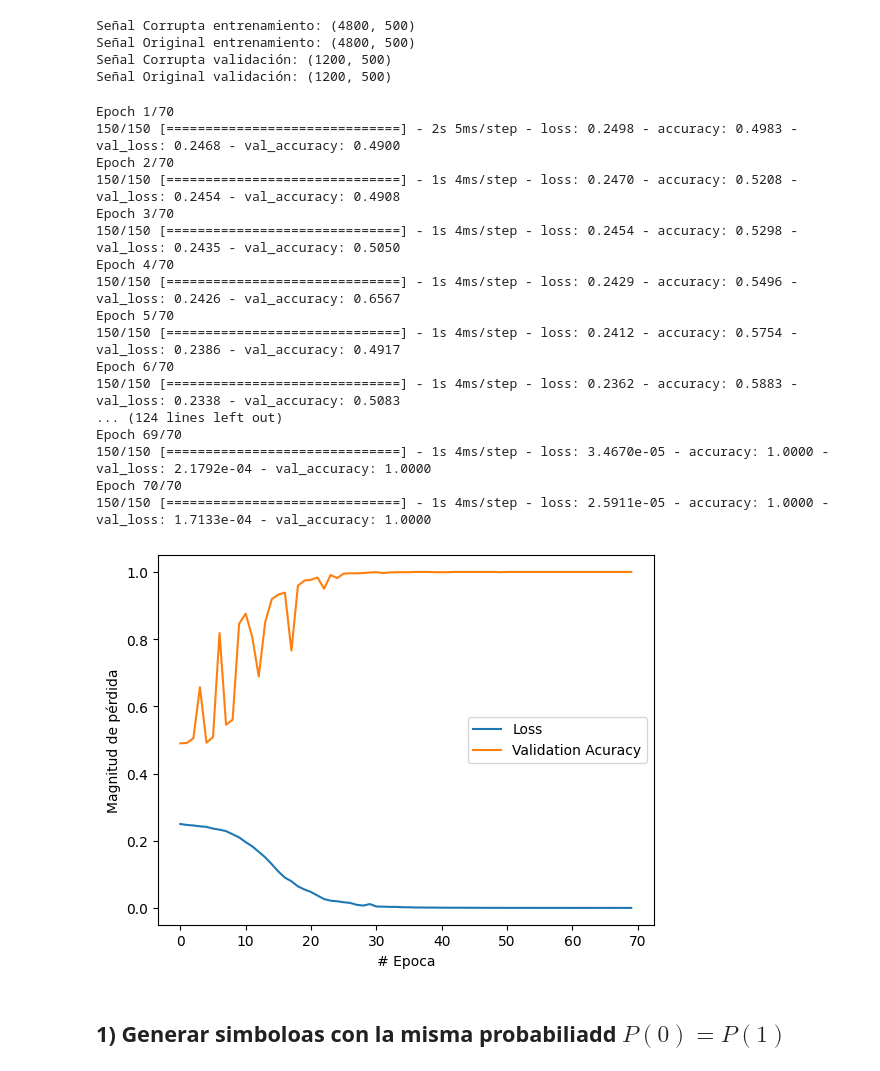
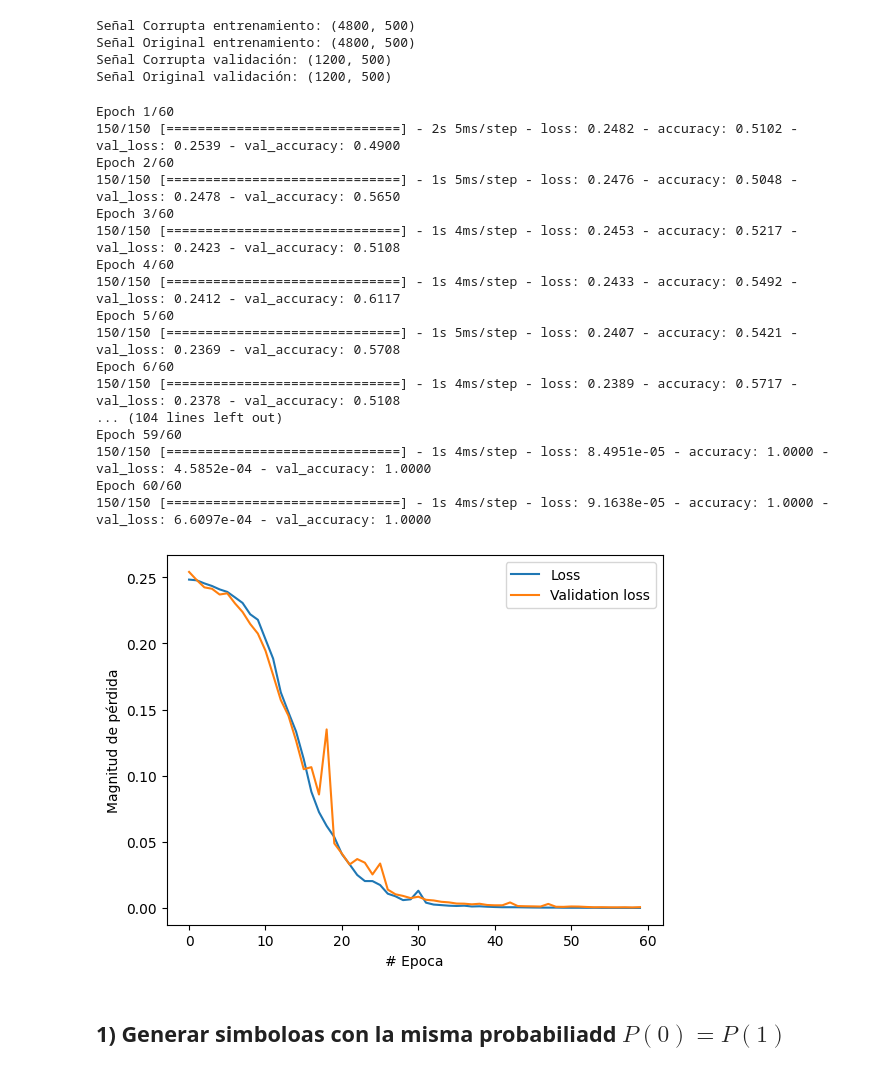
Before and after one commit to JCardenas05/Teoria_Se-ales, a Jupyter notebook: Taller_5/Taller_7_MLP.ipynb, the cells around one changed output. Cells and saved outputs as stored; diff of their text form; code cells hidden in the pictures.

```diff
--- a/Taller_5/Taller_7_MLP.ipynb
+++ b/Taller_5/Taller_7_MLP.ipynb
@@ -93,44 +185,44 @@ Señal Original validación: (1200, 500)
 # %%
 
 entrada = tf.keras.layers.Dense(units=200, input_shape=(Nsamples,))
 capa1   = tf.keras.layers.Dense(units=100, activation='relu')
-capa2   = tf.keras.layers.Dense(units=50, activation='relu')
-capa3   = tf.keras.layers.Dense(units=25, activation='relu')
+capa2   = tf.keras.layers.Dense(units=70, activation='relu')
+capa3   = tf.keras.layers.Dense(units=50, activation='relu')
 salida  = tf.keras.layers.Dense(units=1, activation='sigmoid')
-modelo  = tf.keras.Sequential([entrada, capa1, capa2,capa3, salida])
+modelo  = tf.keras.Sequential([entrada, capa1, capa2, capa3, salida])
 
 # Compilación del modelo
 modelo.compile(optimizer=tf.keras.optimizers.Adam(learning_rate=0.0001),
                loss=tf.keras.losses.mean_squared_error,
                metrics=['accuracy']
               )
 
-historial = modelo.fit(X_train, y_train, epochs=70, validation_data=(X_val, y_val))
+historial = modelo.fit(X_train, y_train, epochs=60, validation_data=(X_val, y_val))
 
 clearConsole()
 
 plt.xlabel("# Epoca")
 plt.ylabel("Magnitud de pérdida")
 plt.plot(historial.history["loss"], label='Loss')
-plt.plot(historial.history["val_accuracy"], label = 'Validation Acuracy' )
+plt.plot(historial.history["val_loss"], label = 'Validation loss' )
 plt.legend()
 plt.show()
 # %% [output]
-Epoch 1/70
-150/150 [==============================] - 2s 5ms/step - loss: 0.2498 - accuracy: 0.4983 - val_loss: 0.2468 - val_accuracy: 0.4900
-Epoch 2/70
-150/150 [==============================] - 1s 4ms/step - loss: 0.2470 - accuracy: 0.5208 - val_loss: 0.2454 - val_accuracy: 0.4908
-Epoch 3/70
-150/150 [==============================] - 1s 4ms/step - loss: 0.2454 - accuracy: 0.5298 - val_loss: 0.2435 - val_accuracy: 0.5050
-Epoch 4/70
-150/150 [==============================] - 1s 4ms/step - loss: 0.2429 - accuracy: 0.5496 - val_loss: 0.2426 - val_accuracy: 0.6567
-Epoch 5/70
-150/150 [==============================] - 1s 4ms/step - loss: 0.2412 - accuracy: 0.5754 - val_loss: 0.2386 - val_accuracy: 0.4917
-Epoch 6/70
-150/150 [==============================] - 1s 4ms/step - loss: 0.2362 - accuracy: 0.5883 - val_loss: 0.2338 - val_accuracy: 0.5083
-... (124 lines left out)
-Epoch 69/70
-150/150 [==============================] - 1s 4ms/step - loss: 3.4670e-05 - accuracy: 1.0000 - val_loss: 2.1792e-04 - val_accuracy: 1.0000
-Epoch 70/70
-150/150 [==============================] - 1s 4ms/step - loss: 2.5911e-05 - accuracy: 1.0000 - val_loss: 1.7133e-04 - val_accuracy: 1.0000
+Epoch 1/60
+150/150 [==============================] - 2s 5ms/step - loss: 0.2482 - accuracy: 0.5102 - val_loss: 0.2539 - val_accuracy: 0.4900
+Epoch 2/60
+150/150 [==============================] - 1s 5ms/step - loss: 0.2476 - accuracy: 0.5048 - val_loss: 0.2478 - val_accuracy: 0.5650
+Epoch 3/60
+150/150 [==============================] - 1s 4ms/step - loss: 0.2453 - accuracy: 0.5217 - val_loss: 0.2423 - val_accuracy: 0.5108
+Epoch 4/60
+150/150 [==============================] - 1s 4ms/step - loss: 0.2433 - accuracy: 0.5492 - val_loss: 0.2412 - val_accuracy: 0.6117
+Epoch 5/60
+150/150 [==============================] - 1s 5ms/step - loss: 0.2407 - accuracy: 0.5421 - val_loss: 0.2369 - val_accuracy: 0.5708
+Epoch 6/60
+150/150 [==============================] - 1s 4ms/step - loss: 0.2389 - accuracy: 0.5717 - val_loss: 0.2378 - val_accuracy: 0.5108
+... (104 lines left out)
+Epoch 59/60
+150/150 [==============================] - 1s 4ms/step - loss: 8.4951e-05 - accuracy: 1.0000 - val_loss: 4.5852e-04 - val_accuracy: 1.0000
+Epoch 60/60
+150/150 [==============================] - 1s 4ms/step - loss: 9.1638e-05 - accuracy: 1.0000 - val_loss: 6.6097e-04 - val_accuracy: 1.0000
-[figure, old version]
+[figure, new version]
```
Also changed, not shown: parts of 9 cells of this notebook.
